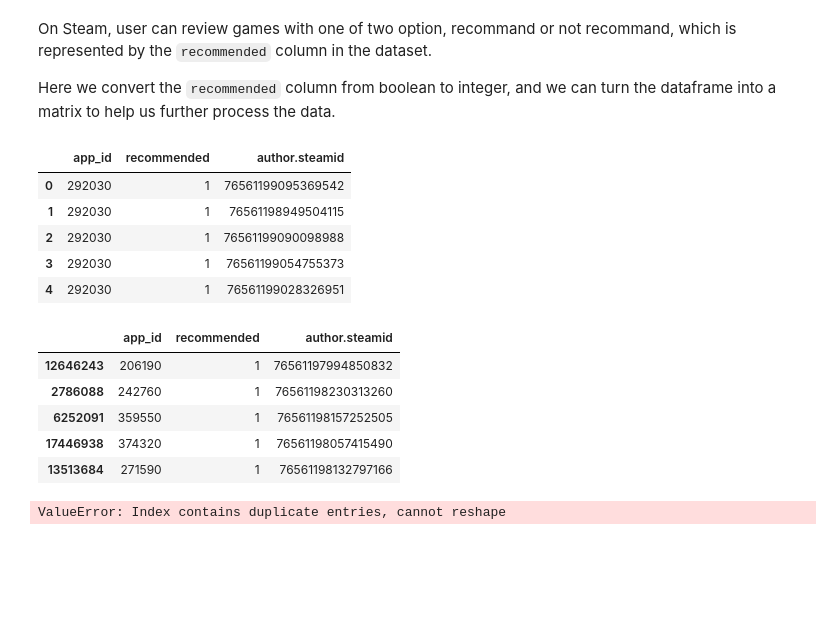
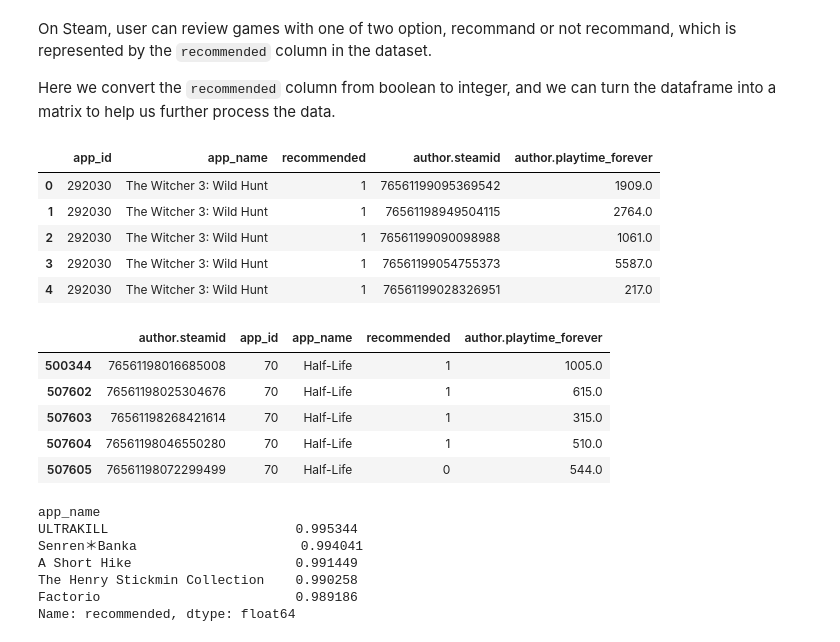
Before and after one commit to Lam-Tech/ICS438-final-project-Remake, a Jupyter notebook: Untitled-checkpoint.ipynb, the cells around one changed output. Cells and saved outputs as stored; diff of their text form; code cells hidden in the pictures; blank space fills up the shorter version.

```diff
--- a/Untitled-checkpoint.ipynb
+++ b/Untitled-checkpoint.ipynb
@@ -36,28 +36,34 @@ On Steam, user can review games with one of two option, recommand or not recomma
 
 Here we convert the `recommended` column from boolean to integer, and we can turn the dataframe into a matrix to help us further process the data.
 # %%
-recommend_df = df.drop(columns=['Unnamed: 0','app_name','review_id','language','review','timestamp_created','timestamp_updated','votes_helpful','votes_funny','weighted_vote_score','comment_count','steam_purchase','received_for_free','written_during_early_access','author.num_games_owned','author.num_reviews','author.playtime_forever','author.playtime_last_two_weeks','author.playtime_at_review','author.last_played'])
-recommend_df['recommended'] = df["recommended"].astype(int)
-recommend_df.head()
+rec_df = df.drop(columns=['Unnamed: 0','language','review','review_id','timestamp_created','timestamp_updated','votes_helpful','votes_funny','weighted_vote_score','comment_count','steam_purchase','received_for_free','written_during_early_access','author.num_games_owned','author.num_reviews','author.playtime_last_two_weeks','author.playtime_at_review','author.last_played'])
+rec_df['recommended'] = rec_df["recommended"].astype(int)
+rec_df.head()
 # %% [output]
-|  | app_id | recommended | author.steamid |
-| 0 | 292030 | 1 | 76561199095369542 |
-| 1 | 292030 | 1 | 76561198949504115 |
-| 2 | 292030 | 1 | 76561199090098988 |
-| 3 | 292030 | 1 | 76561199054755373 |
-| 4 | 292030 | 1 | 76561199028326951 |
+|  | app_id | app_name | recommended | author.steamid | author.playtime_forever |
+| 0 | 292030 | The Witcher 3: Wild Hunt | 1 | 76561199095369542 | 1909.0 |
+| 1 | 292030 | The Witcher 3: Wild Hunt | 1 | 76561198949504115 | 2764.0 |
+| 2 | 292030 | The Witcher 3: Wild Hunt | 1 | 76561199090098988 | 1061.0 |
+| 3 | 292030 | The Witcher 3: Wild Hunt | 1 | 76561199054755373 | 5587.0 |
+| 4 | 292030 | The Witcher 3: Wild Hunt | 1 | 76561199028326951 | 217.0 |
 # %%
-recommend_df = recommend_df.sample(frac=0.25, random_state = 1)
-recommend_df.head()
+rec_df = rec_df.sort_values(by=['app_id'])
+rec_df = rec_df[['author.steamid','app_id','app_name','recommended','author.playtime_forever']]
+rec_df.head()
 # %% [output]
-|  | app_id | recommended | author.steamid |
-| 12646243 | 206190 | 1 | 76561197994850832 |
-| 2786088 | 242760 | 1 | 76561198230313260 |
-| 6252091 | 359550 | 1 | 76561198157252505 |
-| 17446938 | 374320 | 1 | 76561198057415490 |
-| 13513684 | 271590 | 1 | 76561198132797166 |
+|  | author.steamid | app_id | app_name | recommended | author.playtime_forever |
+| 500344 | 76561198016685008 | 70 | Half-Life | 1 | 1005.0 |
+| 507602 | 76561198025304676 | 70 | Half-Life | 1 | 615.0 |
+| 507603 | 76561198268421614 | 70 | Half-Life | 1 | 315.0 |
+| 507604 | 76561198046550280 | 70 | Half-Life | 1 | 510.0 |
+| 507605 | 76561198072299499 | 70 | Half-Life | 0 | 544.0 |
 # %%
-recommend_df = recommend_df.pivot(index='app_id', columns='author.steamid',values='recommended')
-recommend_df.head()
+rec_df.groupby('app_name')['recommended'].mean().sort_values(ascending=False).head()
 # %% [output]
-ValueError: Index contains duplicate entries, cannot reshape
+app_name
+ULTRAKILL                        0.995344
+Senren＊Banka                     0.994041
+A Short Hike                     0.991449
+The Henry Stickmin Collection    0.990258
+Factorio                         0.989186
+Name: recommended, dtype: float64
```
Also changed, not shown: parts of 5 cells of this notebook.
